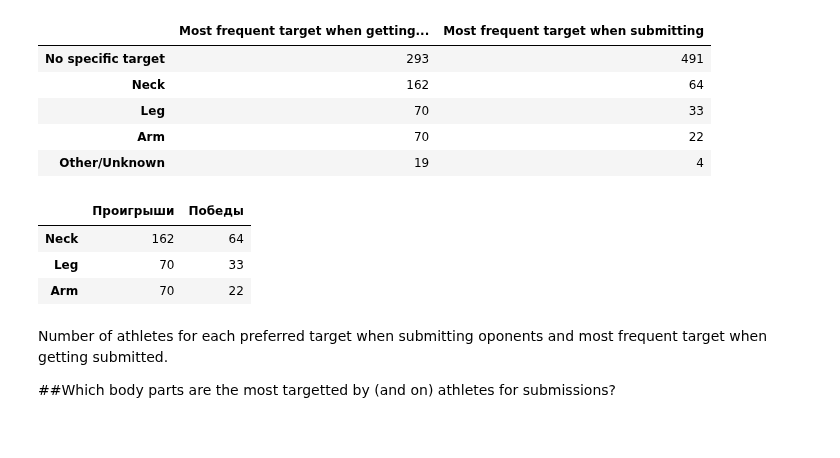
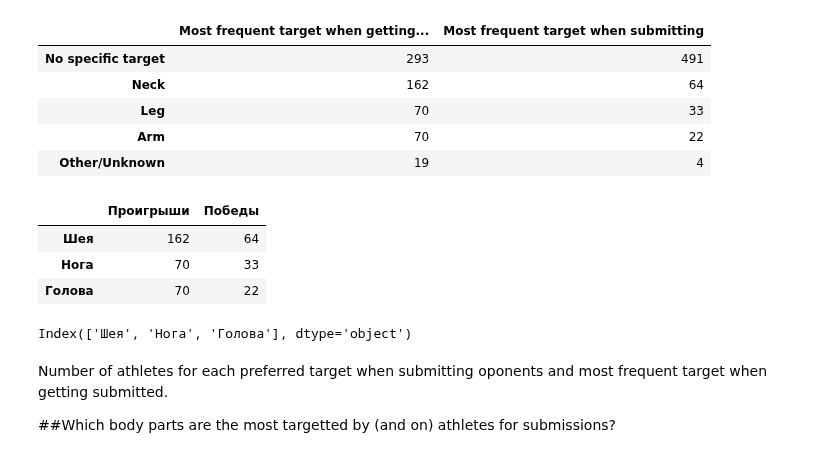
Before and after one commit to vn322/Sport-University, a Jupyter notebook: АДСС.ipynb, the cells around one changed output. Cells and saved outputs as stored; diff of their text form; code cells hidden in the pictures.

```diff
--- a/АДСС.ipynb
+++ b/АДСС.ipynb
@@ -1111,18 +1111,24 @@ targets.head()
 # %%
 # Creating a dataframe to display most frequent targets
 # that athletes target or are targetted for in submissions
 
 df.loc[df['most_vulnerable'] == 'No specific vulnerability', 'most_vulnerable'] = 'No specific target'
 df['most_vulnerable'].value_counts()
 targets1 = pd.concat([df['most_vulnerable'].value_counts(), df['favorite_target'].value_counts()], axis=1)
 targets1.rename(columns={'most_vulnerable':'Проигрыши', 'favorite_target':'Победы'},inplace=True)
+
 targets1.drop(['No specific target', 'Other/Unknown'], axis=0, inplace=True)
+targets1.set_axis(['Шея', 'Нога', 'Голова'], axis="index",inplace=True)
 targets1.head()
 # %% [output]
 |  | Проигрыши | Победы |
-| Neck | 162 | 64 |
-| Leg | 70 | 33 |
-| Arm | 70 | 22 |
+| Шея | 162 | 64 |
+| Нога | 70 | 33 |
+| Голова | 70 | 22 |
+# %%
+targets1.index
+# %% [output]
+Index(['Шея', 'Нога', 'Голова'], dtype='object')
 # %% [markdown]
 Number of athletes for each preferred target when submitting oponents and most frequent target when getting submitted.
 
```
Also changed, not shown: parts of 51 cells of this notebook.
